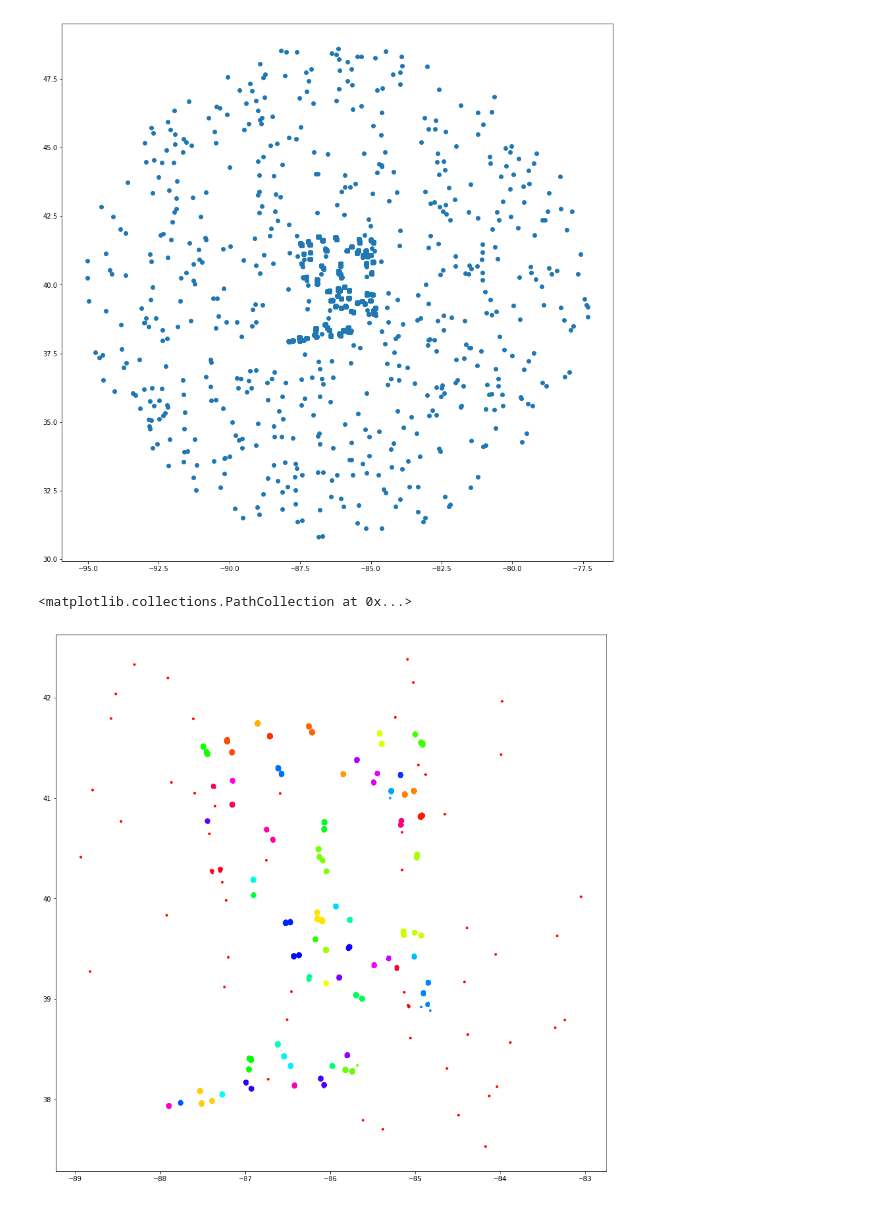
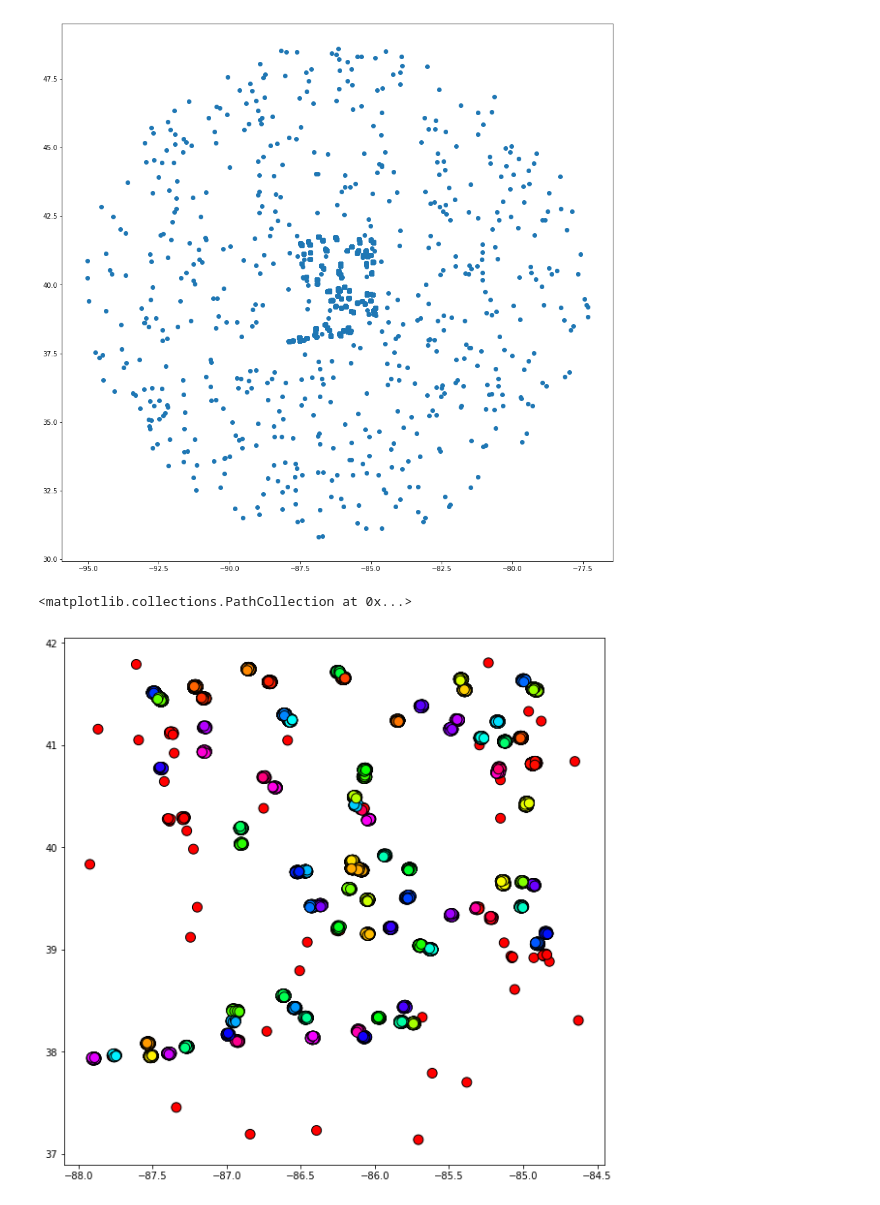
Before and after one commit to Stippos/ORSeminar, a Jupyter notebook: Cash Flow Model.ipynb, the cells around one changed output. Saved outputs shown, nothing was run; the diff lists cells and outputs as text; code cells hidden in the pictures.

Commit message:
Added clustering based on geo data

```diff
--- a/Cash Flow Model.ipynb
+++ b/Cash Flow Model.ipynb
@@ -580,6 +582,6 @@ latitude = extractLatitude(geoData)
 lognitude = extractLognitude(geoData)
 
 geoData = np.vstack((latitude, lognitude)).T
-geoData_core = geoData[np.where((geoData[:,1] > -89) & (geoData[:,1] < -83) & (geoData[:,0] < 42.5) & (geoData[:,0] > 37.5))]
+geoData_core = geoData[np.where((geoData[:,1] > -88) & (geoData[:,1] < -84.5) & (geoData[:,0] < 42) & (geoData[:,0] > 37.1))]
 len(geoData_core)
 # %% [output]
@@ -595,8 +597,8 @@ plt.scatter(geoData[:,1], geoData[:,0])
 <matplotlib.collections.PathCollection at 0x...>
 [figure]
 # %%
-plt.figure(1,(15,15))
-plt.scatter(geoData_core[:,1], geoData_core[:,0], marker = '.', c = labels.astype(float), cmap = 'hsv')
+plt.figure(1,(10,10))
+plt.scatter(geoData_core[:,1], geoData_core[:,0], s = 100,marker = 'o', edgecolors = "k", c = labels, cmap = 'hsv')
 # %% [output]
 <matplotlib.collections.PathCollection at 0x...>
-[figure, old version]
+[figure, new version]
```
Also changed, not shown: parts of 13 cells of this notebook, 1 other file.
